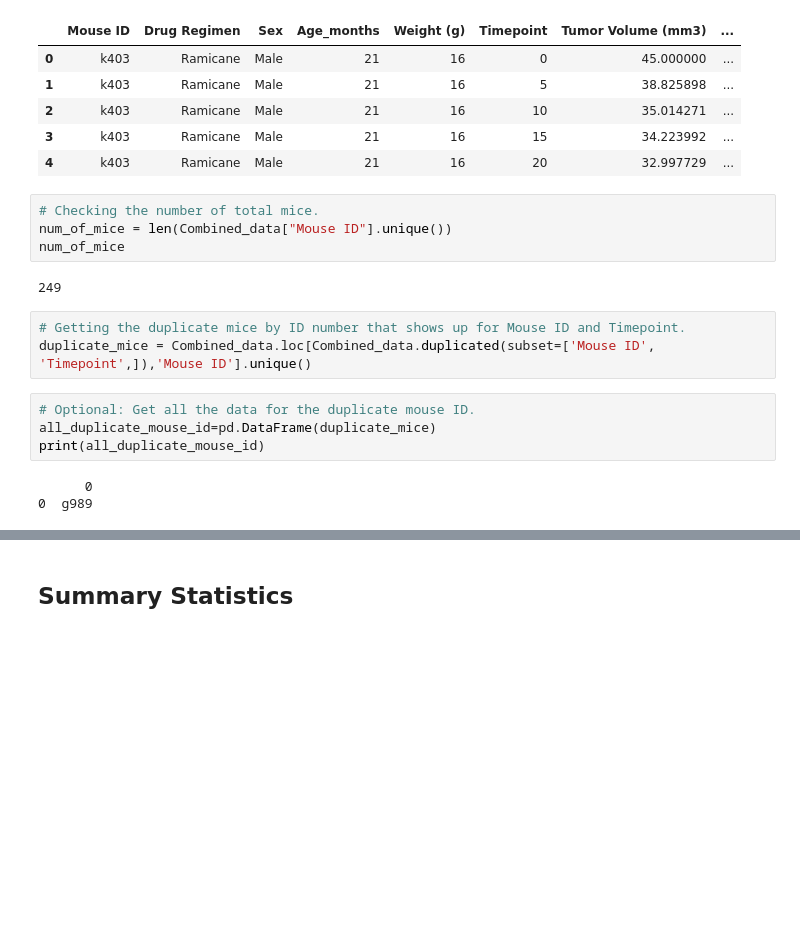
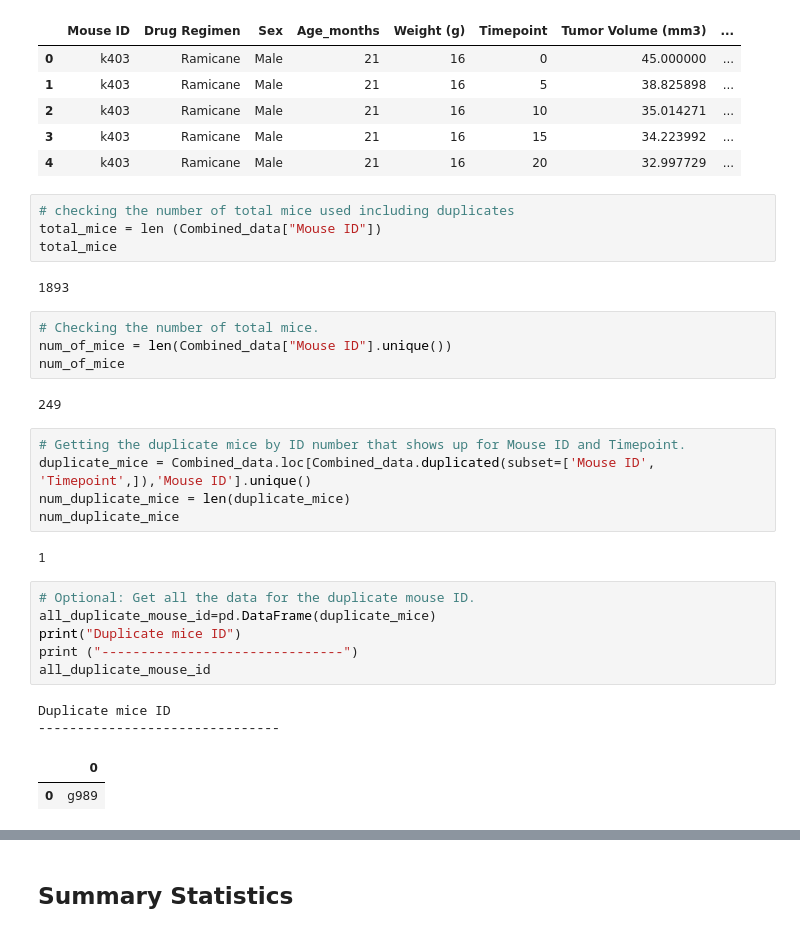
Before and after one commit to exu2011/Matplotlib_Challenge, a Jupyter notebook: Pymaceuticals/Mypymaceuticals_starter_with_plots.ipynb, the cells around one changed output, grey strips where cells are left out. Saved outputs shown, nothing was run; the diff lists cells and outputs as text; blank space fills up the shorter version.

```diff
--- a/Pymaceuticals/Mypymaceuticals_starter_with_plots.ipynb
+++ b/Pymaceuticals/Mypymaceuticals_starter_with_plots.ipynb
@@ -56,6 +56,12 @@ Combined_data.head()
 | 2 | k403 | Ramicane | Male | 21 | 16 | 10 | 35.014271 | ... |
 | 3 | k403 | Ramicane | Male | 21 | 16 | 15 | 34.223992 | ... |
 | 4 | k403 | Ramicane | Male | 21 | 16 | 20 | 32.997729 | ... |
+# %%
+# checking the number of total mice used including duplicates
+total_mice = len (Combined_data["Mouse ID"])
+total_mice
+# %% [output]
+1893
 # %%
 # Checking the number of total mice.
 num_of_mice = len(Combined_data["Mouse ID"].unique())
@@ -65,12 +71,20 @@ num_of_mice
 # %%
 # Getting the duplicate mice by ID number that shows up for Mouse ID and Timepoint.
 duplicate_mice = Combined_data.loc[Combined_data.duplicated(subset=['Mouse ID', 'Timepoint',]),'Mouse ID'].unique()
+num_duplicate_mice = len(duplicate_mice)
+num_duplicate_mice
+# %% [output]
+1
 # %%
 # Optional: Get all the data for the duplicate mouse ID.
 all_duplicate_mouse_id=pd.DataFrame(duplicate_mice)
-print(all_duplicate_mouse_id)
+print("Duplicate mice ID")
+print ("-------------------------------")
+all_duplicate_mouse_id
 # %% [output]
-      0
-0  g989
+Duplicate mice ID
+-------------------------------
+|  | 0 |
+| 0 | g989 |
 # %%
 # Create a clean DataFrame/usable mice by dropping the duplicate mouse by its ID.
```
Also changed, not shown: parts of 15 cells of this notebook.
